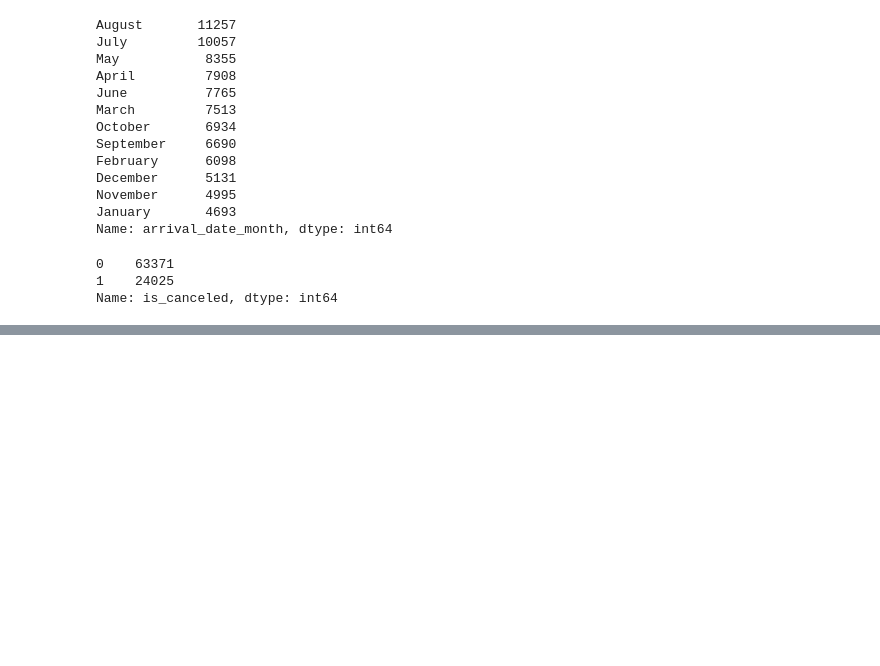
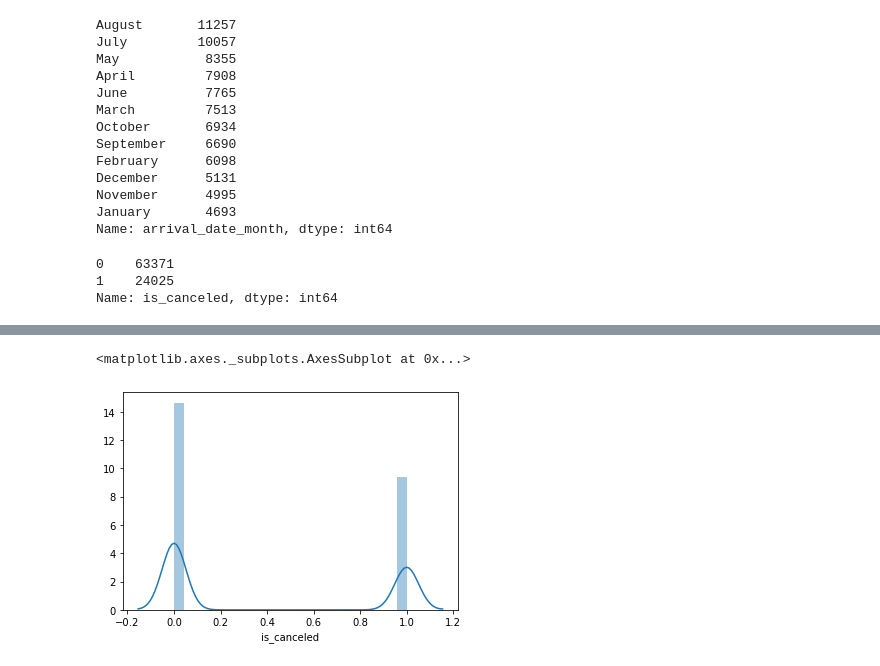
Before and after one commit to lcwy96/5520-group-project, a Jupyter notebook: 5520 Group Project.ipynb, the cells around one changed output, grey strips where cells are left out. Saved outputs shown, nothing was run; the diff lists cells and outputs as text; code cells hidden in the pictures; blank space fills up the shorter version.

```diff
--- a/5520 Group Project.ipynb
+++ b/5520 Group Project.ipynb
@@ -188,0 +447,6 @@ Name: is_canceled, dtype: int64
+# %%
+df_3 = df.drop(["company", "meal", "country", "market_segment", "distribution_channel", "hotel", "customer_type", "reservation_status",
+               "reservation_status_date", "deposit_type", "assigned_room_type", "arrival_date_month", "reserved_room_type"], axis = 1)
+# %%
+df_3 = df_3.dropna()
+df_3.info()
@@ -188,0 +749,5 @@ Name: is_canceled, dtype: int64
+# %%
+sns.distplot(df_3['is_canceled'])
+# %% [output]
+<matplotlib.axes._subplots.AxesSubplot at 0x...>
+[figure, added]
```
Also changed, not shown: parts of 64 cells of this notebook.
